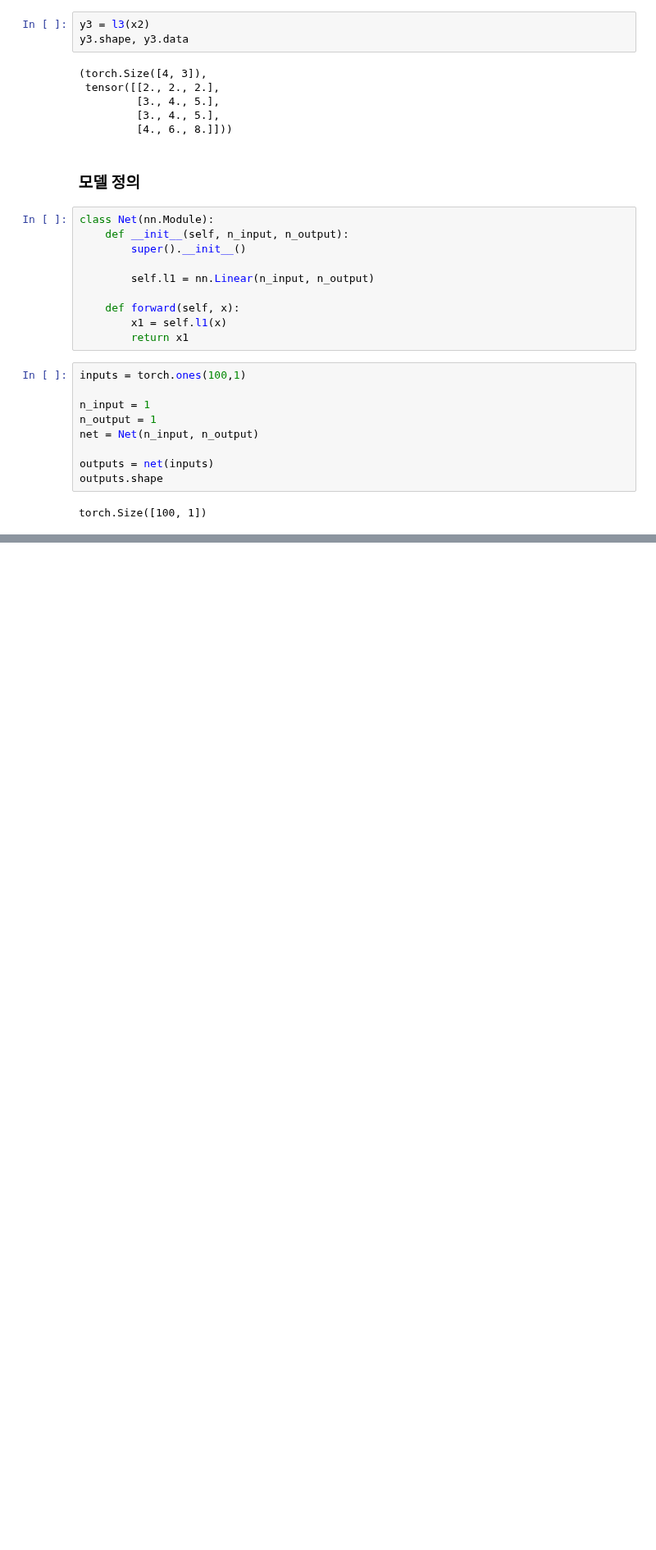
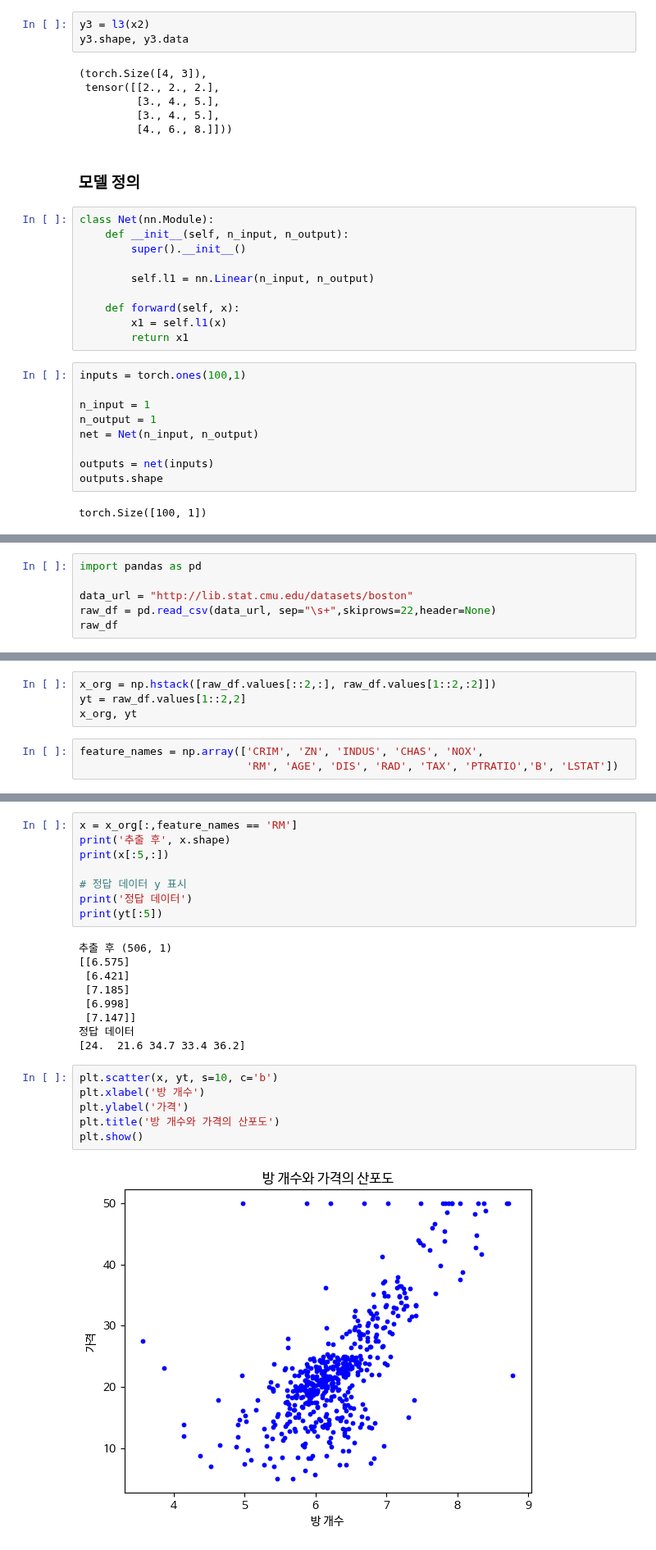
Before and after one commit to ben8169/Study, a Jupyter notebook: AI/Pytorch_Deeplearning_Project/05.ipynb, the cells around one changed output, grey strips where cells are left out. Shown at 82% size. Drawn from its saved outputs; the diff is of its cells as text; blank space fills up the shorter version.

```diff
--- a/AI/Pytorch_Deeplearning_Project/05.ipynb
+++ b/AI/Pytorch_Deeplearning_Project/05.ipynb
@@ -195,0 +182,6 @@ loss.backward()
+# %%
+import pandas as pd
+
+data_url = "http://lib.stat.cmu.edu/datasets/boston"
+raw_df = pd.read_csv(data_url, sep="\s+",skiprows=22,header=None)
+raw_df
@@ -195,0 +202,7 @@ loss.backward()
+# %%
+x_org = np.hstack([raw_df.values[::2,:], raw_df.values[1::2,:2]])
+yt = raw_df.values[1::2,2]
+x_org, yt
+# %%
+feature_names = np.array(['CRIM', 'ZN', 'INDUS', 'CHAS', 'NOX',
+                          'RM', 'AGE', 'DIS', 'RAD', 'TAX', 'PTRATIO','B', 'LSTAT'])
@@ -195,0 +216,25 @@ loss.backward()
+# %%
+x = x_org[:,feature_names == 'RM']
+print('추출 후', x.shape)
+print(x[:5,:])
+
+# 정답 데이터 y 표시
+print('정답 데이터')
+print(yt[:5])
+# %% [output]
+추출 후 (506, 1)
+[[6.575]
+ [6.421]
+ [7.185]
+ [6.998]
+ [7.147]]
+정답 데이터
+[24.  21.6 34.7 33.4 36.2]
+# %%
+plt.scatter(x, yt, s=10, c='b')
+plt.xlabel('방 개수')
+plt.ylabel('가격')
+plt.title('방 개수와 가격의 산포도')
+plt.show()
+# %% [output]
+[figure, added]
```
Also changed, not shown: parts of 45 cells of this notebook.
